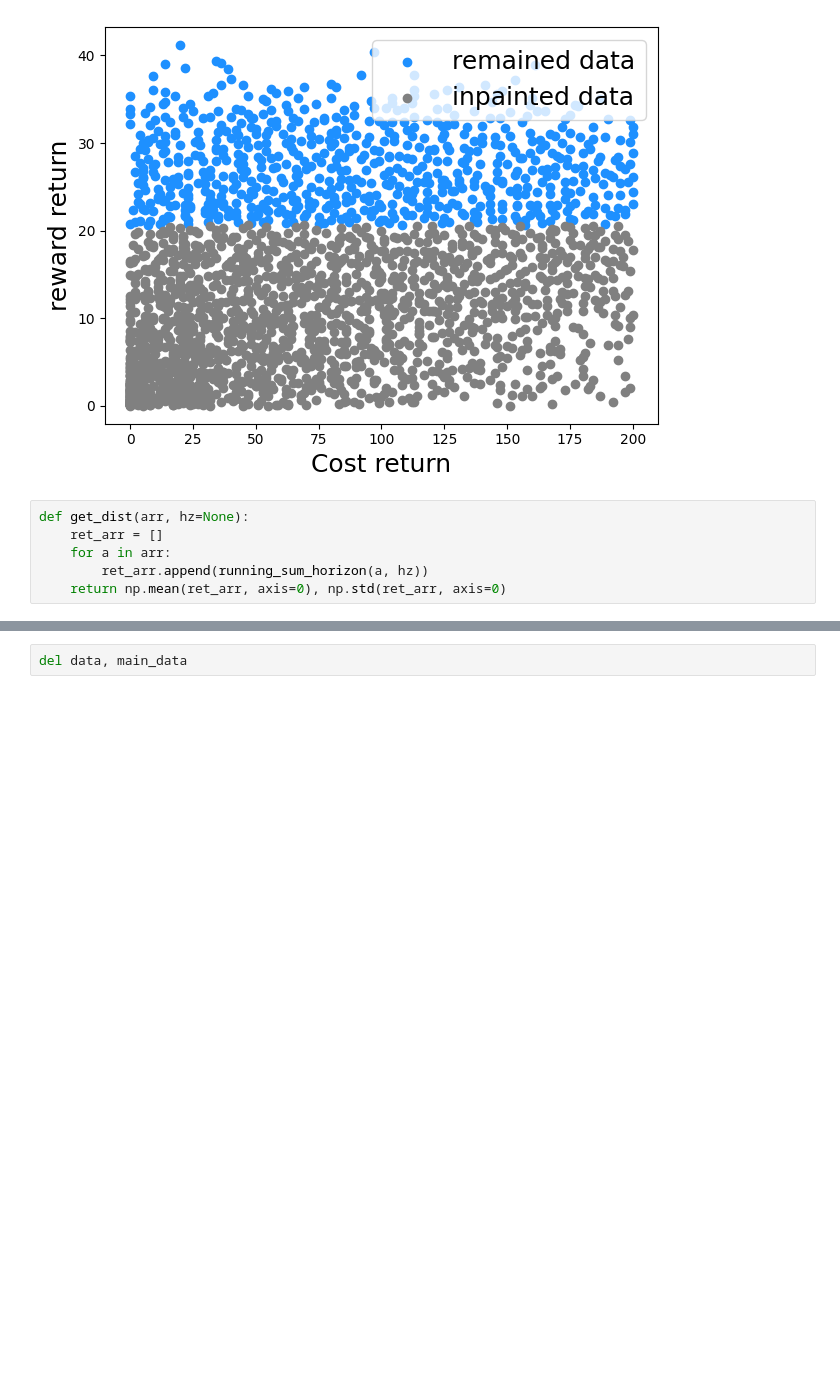
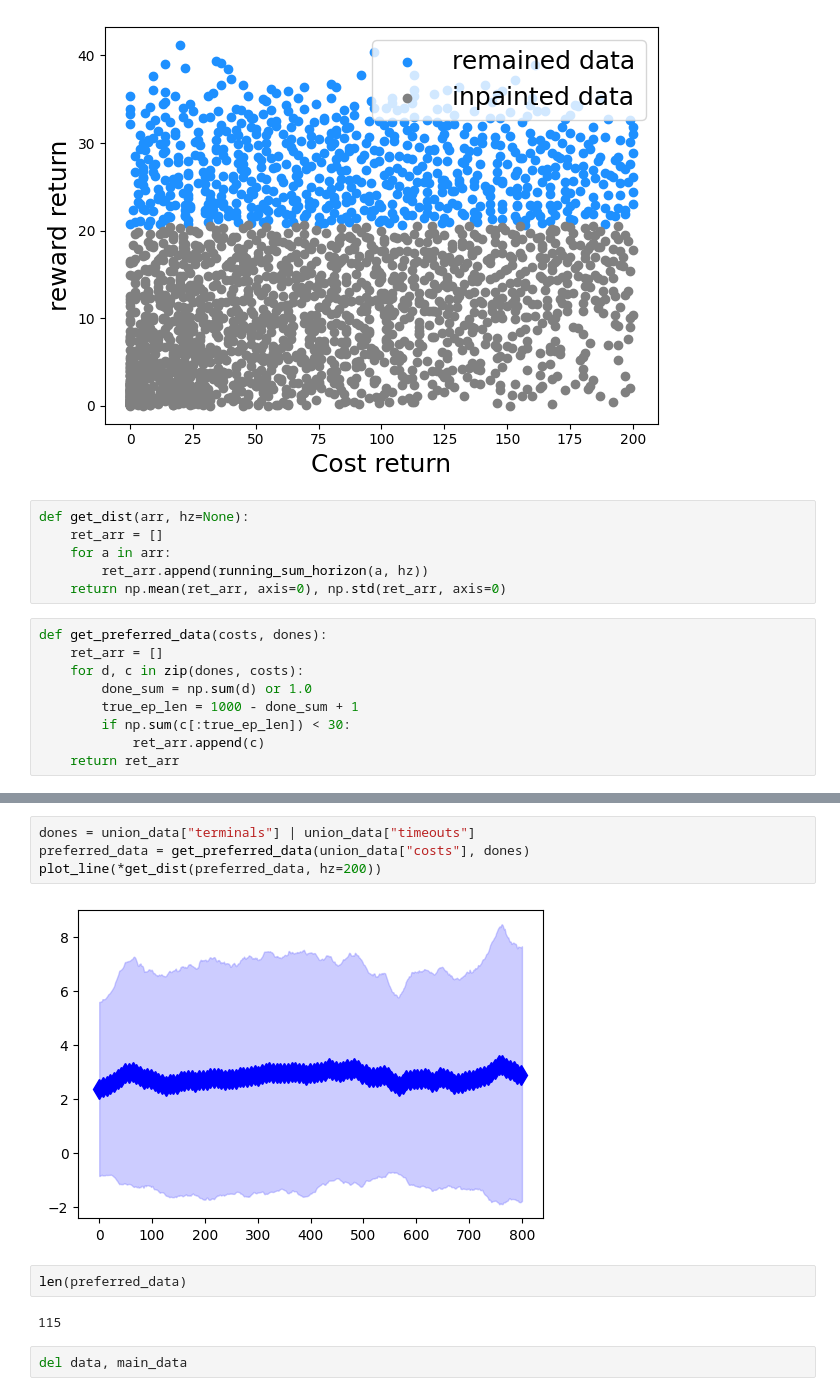
Before and after one commit to returaj/offline_mpc, a Jupyter notebook: dsrl_model/notebooks/check_cost_model.ipynb, the cells around one changed output, grey strips where cells are left out. Cells and saved outputs as stored; diff of their text form; blank space fills up the shorter version.

```diff
--- a/dsrl_model/notebooks/check_cost_model.ipynb
+++ b/dsrl_model/notebooks/check_cost_model.ipynb
@@ -682,4 +682,13 @@ def get_dist(arr, hz=None):
     for a in arr:
         ret_arr.append(running_sum_horizon(a, hz))
     return np.mean(ret_arr, axis=0), np.std(ret_arr, axis=0)
+# %%
+def get_preferred_data(costs, dones):
+    ret_arr = []
+    for d, c in zip(dones, costs):
+        done_sum = np.sum(d) or 1.0
+        true_ep_len = 1000 - done_sum + 1
+        if np.sum(c[:true_ep_len]) < 30:
+            ret_arr.append(c)
+    return ret_arr
 # %%
@@ -693,3 +702,13 @@ plot_line(*get_dist(union_data["costs"], hz=300))
+# %%
+dones = union_data["terminals"] | union_data["timeouts"]
+preferred_data = get_preferred_data(union_data["costs"], dones)
+plot_line(*get_dist(preferred_data, hz=200))
+# %% [output]
+[figure, added]
+# %%
+len(preferred_data)
+# %% [output]
+115
 # %%
 del data, main_data
 # %% [markdown]
```
Also changed, not shown: parts of 3 cells of this notebook.
